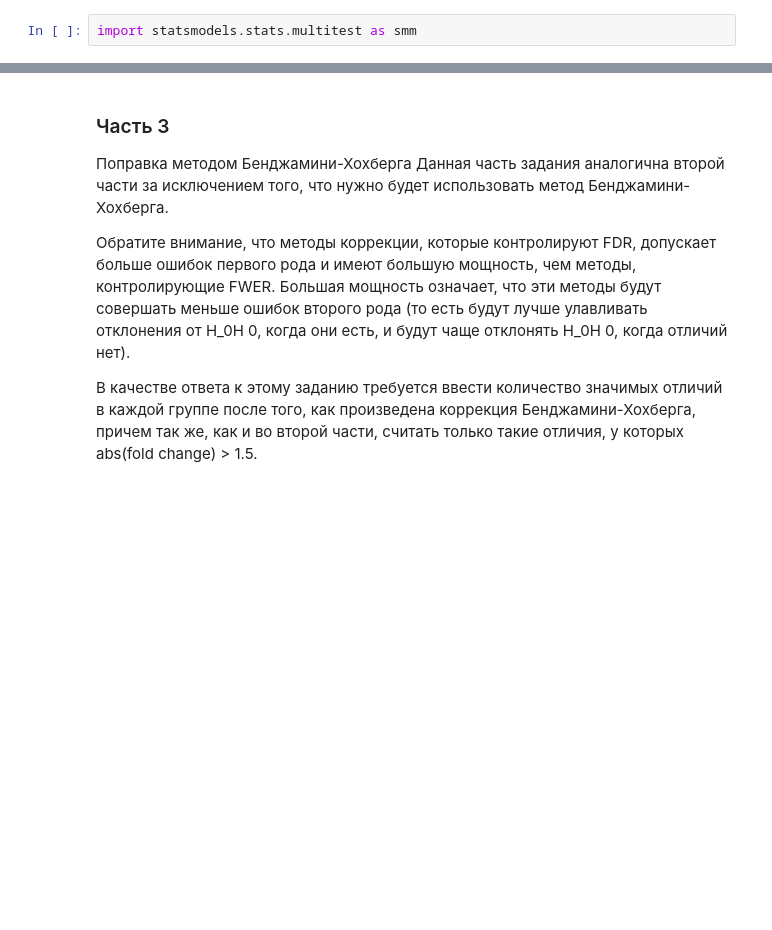
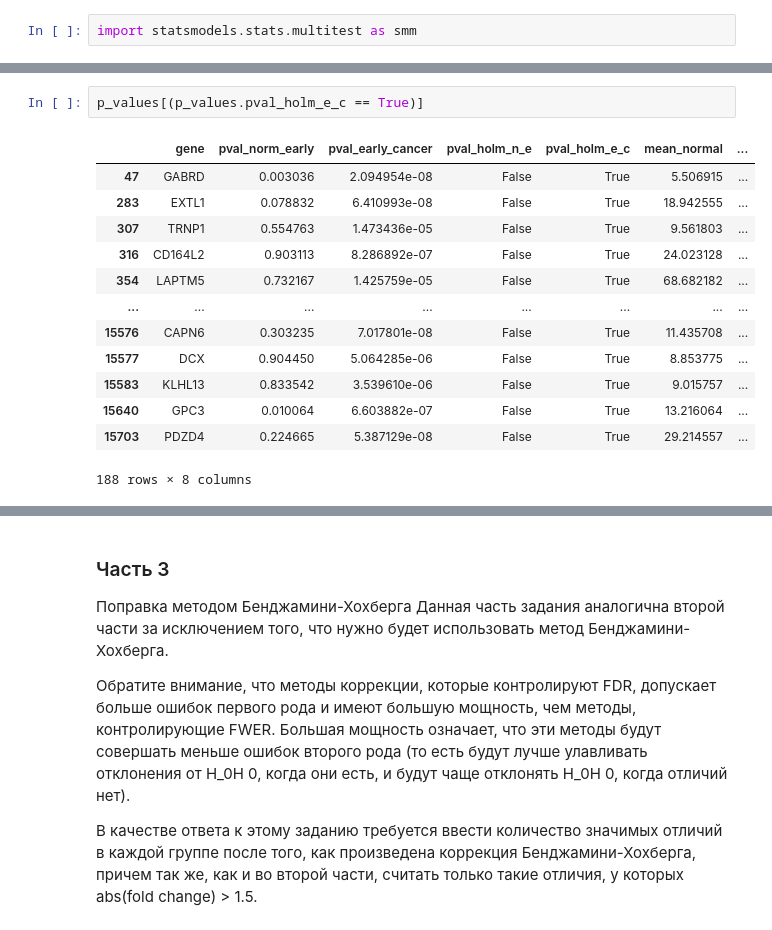
Before and after one commit to DimaTskhay/ed, a Jupyter notebook: genes.ipynb, the cells around one changed output, grey strips where cells are left out. Cells and saved outputs as stored; diff of their text form; blank space fills up the shorter version.

```diff
--- a/genes.ipynb
+++ b/genes.ipynb
@@ -129,0 +168,16 @@ p_values
+# %%
+p_values[(p_values.pval_holm_e_c == True)]
+# %% [output]
+|  | gene | pval_norm_early | pval_early_cancer | pval_holm_n_e | pval_holm_e_c | mean_normal | ... |
+| 47 | GABRD | 0.003036 | 2.094954e-08 | False | True | 5.506915 | ... |
+| 283 | EXTL1 | 0.078832 | 6.410993e-08 | False | True | 18.942555 | ... |
+| 307 | TRNP1 | 0.554763 | 1.473436e-05 | False | True | 9.561803 | ... |
+| 316 | CD164L2 | 0.903113 | 8.286892e-07 | False | True | 24.023128 | ... |
+| 354 | LAPTM5 | 0.732167 | 1.425759e-05 | False | True | 68.682182 | ... |
+| ... | ... | ... | ... | ... | ... | ... | ... |
+| 15576 | CAPN6 | 0.303235 | 7.017801e-08 | False | True | 11.435708 | ... |
+| 15577 | DCX | 0.904450 | 5.064285e-06 | False | True | 8.853775 | ... |
+| 15583 | KLHL13 | 0.833542 | 3.539610e-06 | False | True | 9.015757 | ... |
+| 15640 | GPC3 | 0.010064 | 6.603882e-07 | False | True | 13.216064 | ... |
+| 15703 | PDZD4 | 0.224665 | 5.387129e-08 | False | True | 29.214557 | ... |
+188 rows × 8 columns
```
Also changed, not shown: parts of 16 cells of this notebook.
